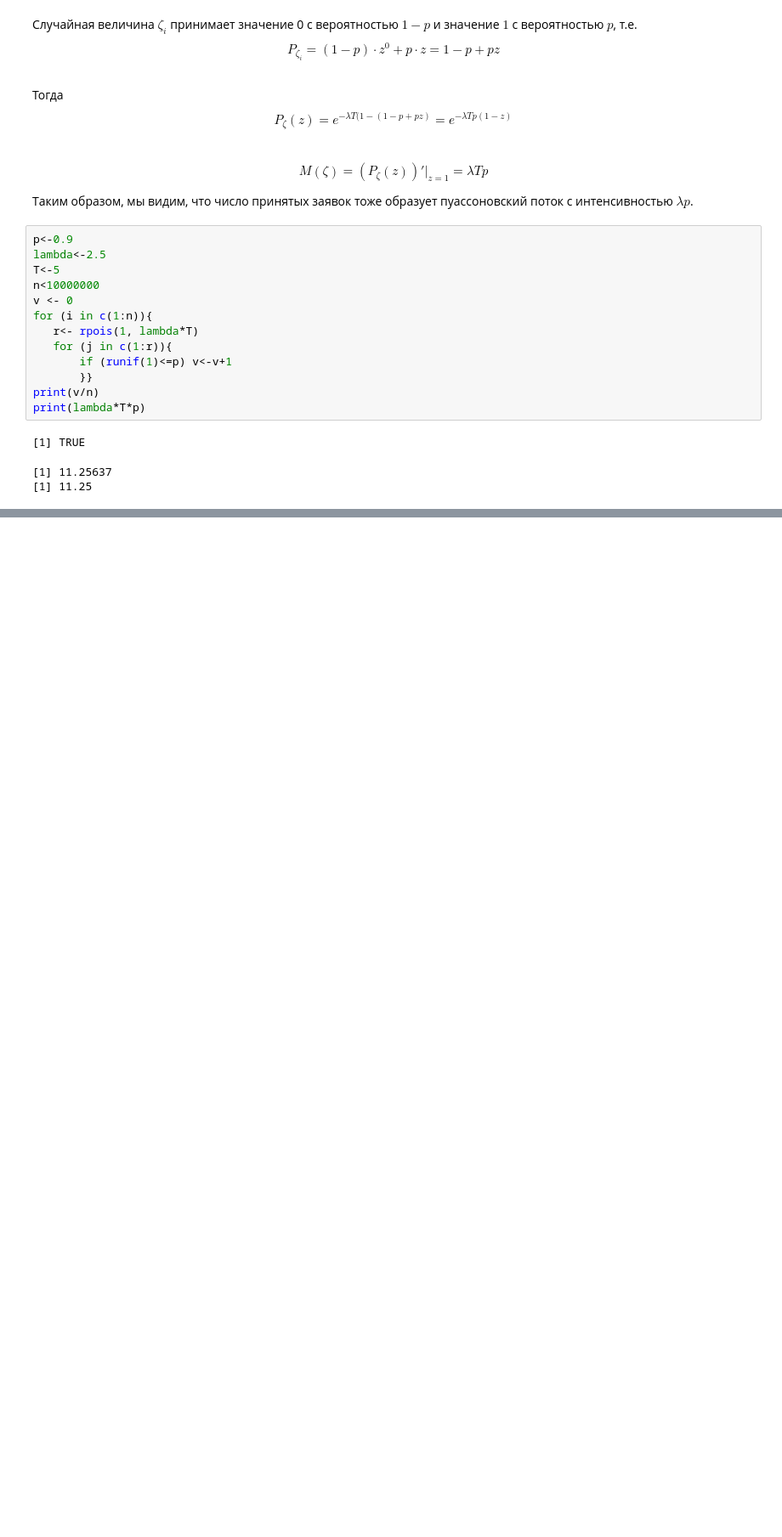
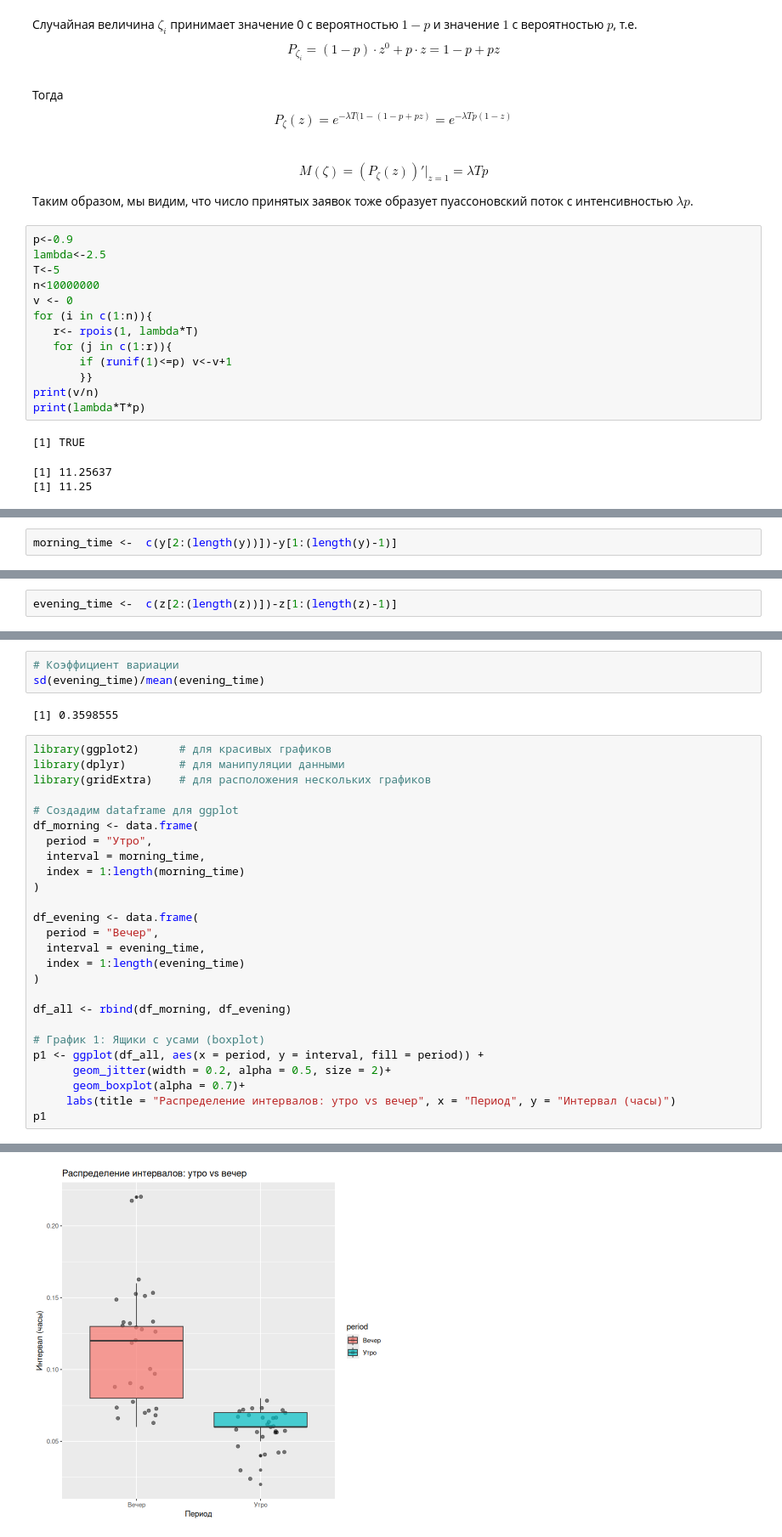
Before and after one commit to junaart/AHP_KIS, a Jupyter notebook: Lection_2/Lection_2_2026.ipynb, the cells around one changed output, grey strips where cells are left out. Shown at 85% size. Drawn from its saved outputs; the diff is of its cells as text; blank space fills up the shorter version.

```diff
--- a/Lection_2/Lection_2_2026.ipynb
+++ b/Lection_2/Lection_2_2026.ipynb
@@ -772,0 +850,2 @@ print(lambda*T*p)
+# %%
+morning_time <-  c(y[2:(length(y))])-y[1:(length(y)-1)]
@@ -772,0 +857,2 @@ print(lambda*T*p)
+# %%
+evening_time <-  c(z[2:(length(z))])-z[1:(length(z)-1)]
@@ -772,0 +879,32 @@ print(lambda*T*p)
+# %%
+# Коэффициент вариации
+sd(evening_time)/mean(evening_time)
+# %% [output]
+[1] 0.3598555
+# %%
+library(ggplot2)      # для красивых графиков
+library(dplyr)        # для манипуляции данными
+library(gridExtra)    # для расположения нескольких графиков
+
+# Создадим dataframe для ggplot
+df_morning <- data.frame(
+  period = "Утро",
+  interval = morning_time,
+  index = 1:length(morning_time)
+)
+
+df_evening <- data.frame(
+  period = "Вечер",
+  interval = evening_time,
+  index = 1:length(evening_time)
+)
+
+df_all <- rbind(df_morning, df_evening)
+
+# График 1: Ящики с усами (boxplot)
+p1 <- ggplot(df_all, aes(x = period, y = interval, fill = period)) +
+      geom_jitter(width = 0.2, alpha = 0.5, size = 2)+
+      geom_boxplot(alpha = 0.7)+
+     labs(title = "Распределение интервалов: утро vs вечер", x = "Период", y = "Интервал (часы)")
+p1
+# %% [output]
@@ -772,0 +931 @@ print(lambda*T*p)
+[figure, added]
```
Also changed, not shown: parts of 79 cells of this notebook.
